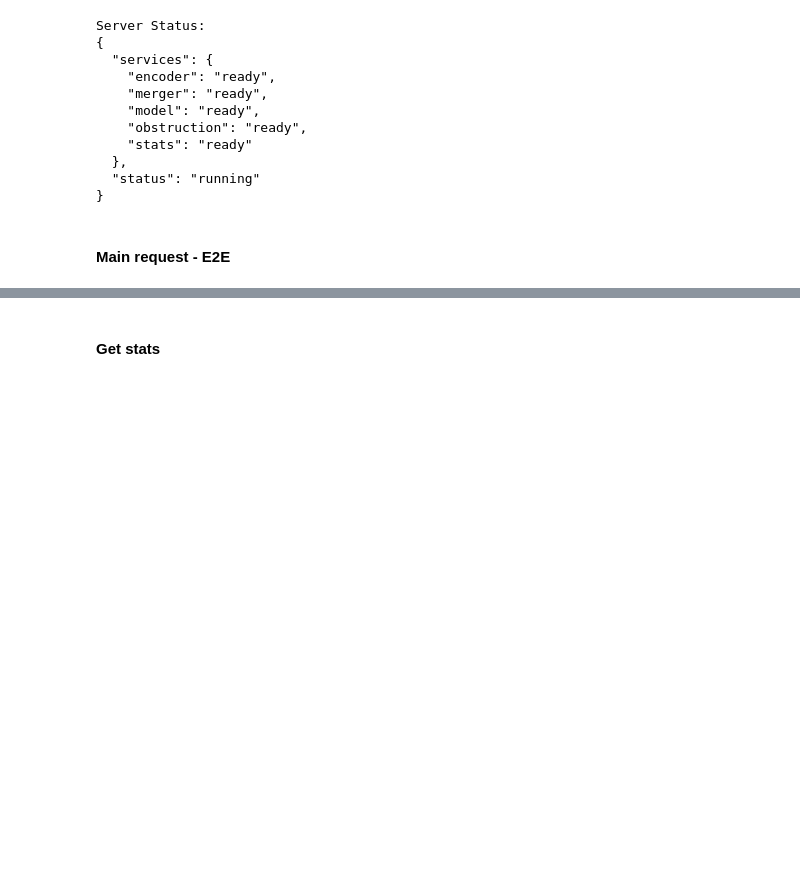
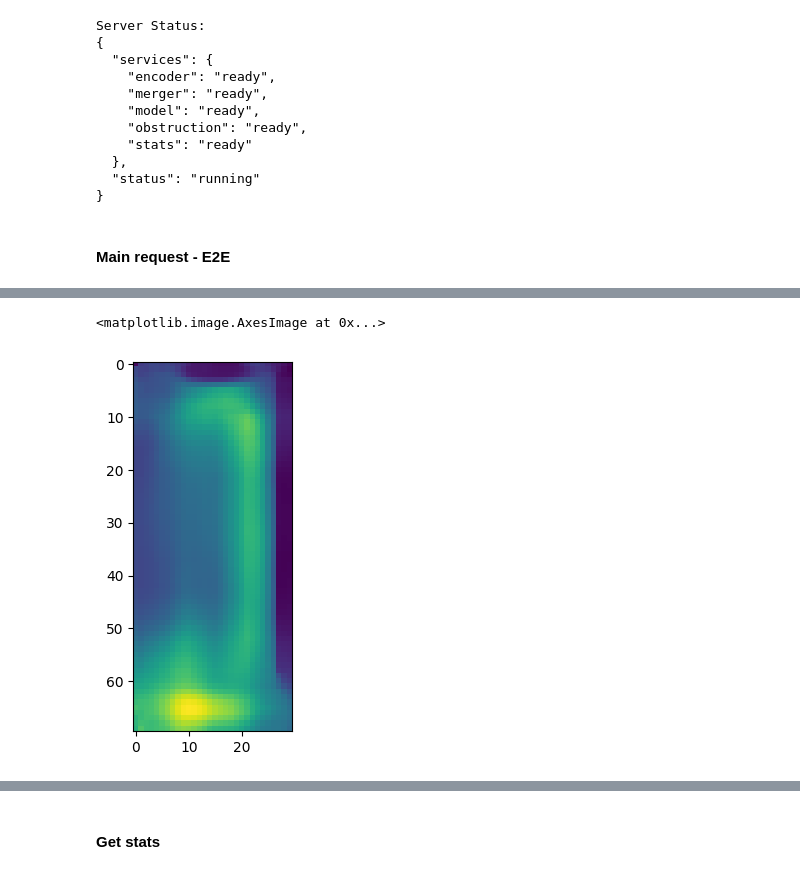
Before and after one commit to upskiller-xyz/server_lux, a Jupyter notebook: example/demo.ipynb, the cells around one changed output, grey strips where cells are left out. Saved outputs shown, nothing was run; the diff lists cells and outputs as text; code cells hidden in the pictures; blank space fills up the shorter version.

```diff
--- a/example/demo.ipynb
+++ b/example/demo.ipynb
@@ -208,0 +287,7 @@ plt.imshow(np.array(img))
+# %%
+res = response.json()
+img = res["result"]
+plt.imshow(np.array(img))
+# %% [output]
+<matplotlib.image.AxesImage at 0x...>
+[figure, added]
```
Also changed, not shown: parts of 7 cells of this notebook, 14 other files.
